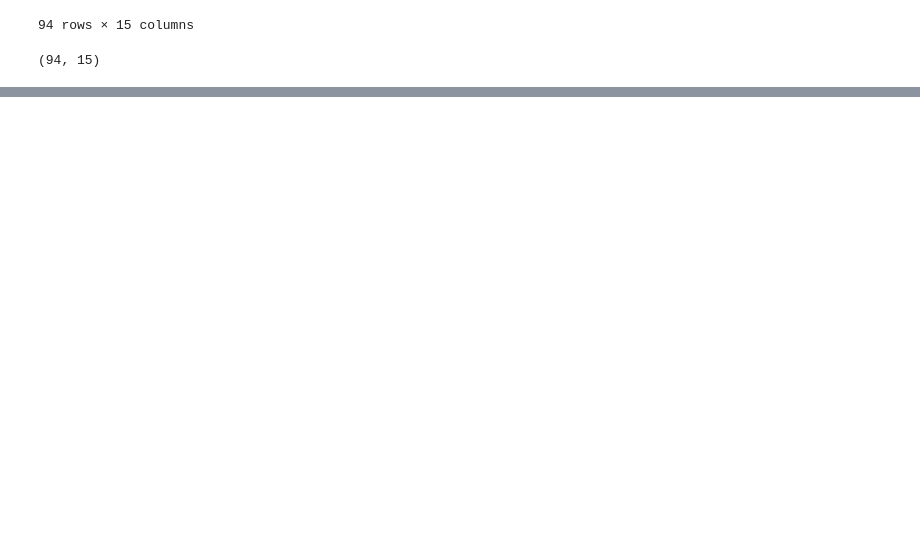
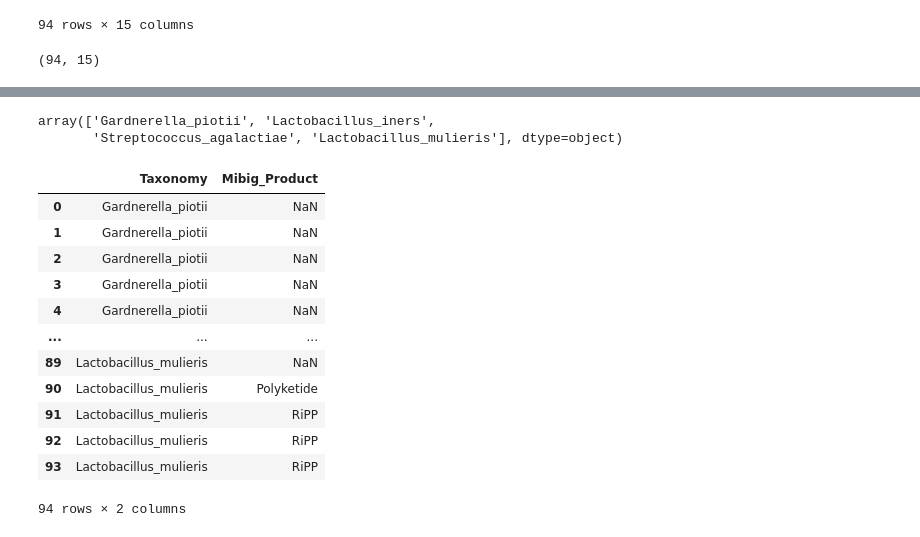
Before and after one commit to b-temu/extract, a Jupyter notebook: multi-extract.ipynb, the cells around one changed output, grey strips where cells are left out. Cells and saved outputs as stored; diff of their text form; code cells hidden in the pictures; blank space fills up the shorter version.

```diff
--- a/multi-extract.ipynb
+++ b/multi-extract.ipynb
@@ -566,0 +607,27 @@ df.shape
+# %%
+# Create new column MAG_originalName on the json results dataframe
+df["MAG_originalName"] = df["Bin_ID"].map(lambda x: x.split(".")[0]+ "." + x.split(".")[1])
+
+# Merge the MAG_inventory_VIRGO2 on MAG_originalName with the json results
+df_results_tax =  pd.merge(df, mag_virgo[['MAG_originalName', 'Taxonomy']], on='MAG_originalName', how='inner')
+# %%
+df_results_tax.Taxonomy.unique()
+# %% [output]
+array(['Gardnerella_piotii', 'Lactobacillus_iners',
+       'Streptococcus_agalactiae', 'Lactobacillus_mulieris'], dtype=object)
+# %%
+df_results_tax[["Taxonomy", "Mibig_Product"]]
+# %% [output]
+|  | Taxonomy | Mibig_Product |
+| 0 | Gardnerella_piotii | NaN |
+| 1 | Gardnerella_piotii | NaN |
+| 2 | Gardnerella_piotii | NaN |
+| 3 | Gardnerella_piotii | NaN |
+| 4 | Gardnerella_piotii | NaN |
+| ... | ... | ... |
+| 89 | Lactobacillus_mulieris | NaN |
+| 90 | Lactobacillus_mulieris | Polyketide |
+| 91 | Lactobacillus_mulieris | RiPP |
+| 92 | Lactobacillus_mulieris | RiPP |
+| 93 | Lactobacillus_mulieris | RiPP |
+94 rows × 2 columns
```
Also changed, not shown: parts of 3 cells of this notebook, 3 other files.
